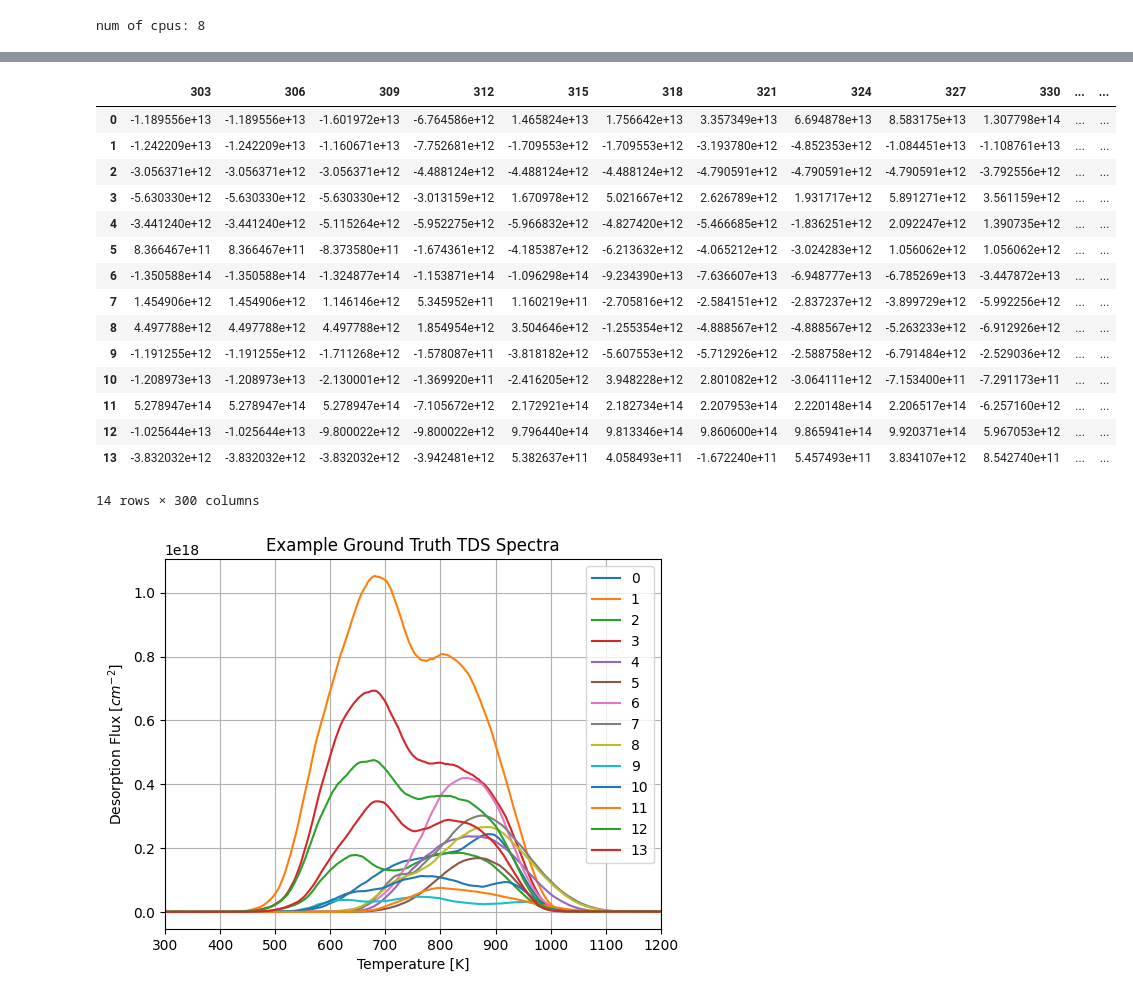
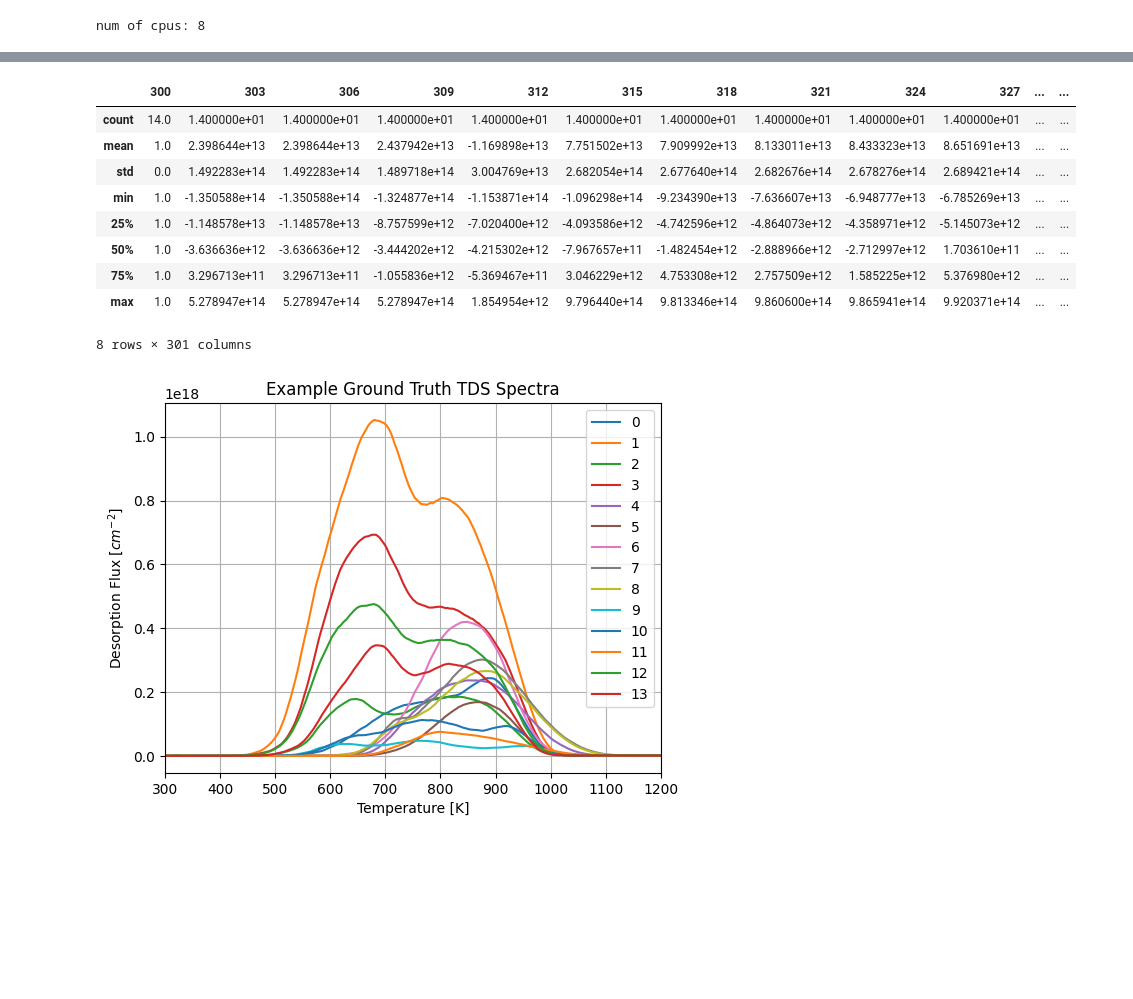
Before and after one commit to telmar3/NANO120B_QuickTDS, a Jupyter notebook: MLP/MLP_SciKeras_v2.ipynb, the cells around one changed output, grey strips where cells are left out. Saved outputs shown, nothing was run; the diff lists cells and outputs as text; code cells hidden in the pictures; blank space fills up the shorter version.

```diff
--- a/MLP/MLP_SciKeras_v2.ipynb
+++ b/MLP/MLP_SciKeras_v2.ipynb
@@ -91,29 +87,23 @@ display(targets_defc)
 # %%
 gt_smooth=df1['des_flux']
 gt_smooth=gt_smooth.tolist()
 num_files=int(len(gt_smooth)/902)
 gt_smooth=np.reshape(gt_smooth, [num_files, 902])
 gt_smooth = pd.DataFrame(gt_smooth)
-gt_smooth = gt_smooth.iloc[:,::3].drop([0], axis=1)
-gt_smooth.columns = np.arange(303, 1203, 3)
-display(gt_smooth)
+gt_smooth = gt_smooth.iloc[:,::3]
+gt_smooth.columns = np.arange(300, 1203, 3)
+gt_smooth.describe()
 # %% [output]
-|  | 303 | 306 | 309 | 312 | 315 | 318 | 321 | 324 | 327 | 330 | ... | ... |
-| 0 | -1.189556e+13 | -1.189556e+13 | -1.601972e+13 | -6.764586e+12 | 1.465824e+13 | 1.756642e+13 | 3.357349e+13 | 6.694878e+13 | 8.583175e+13 | 1.307798e+14 | ... | ... |
-| 1 | -1.242209e+13 | -1.242209e+13 | -1.160671e+13 | -7.752681e+12 | -1.709553e+12 | -1.709553e+12 | -3.193780e+12 | -4.852353e+12 | -1.084451e+13 | -1.108761e+13 | ... | ... |
-| 2 | -3.056371e+12 | -3.056371e+12 | -3.056371e+12 | -4.488124e+12 | -4.488124e+12 | -4.488124e+12 | -4.790591e+12 | -4.790591e+12 | -4.790591e+12 | -3.792556e+12 | ... | ... |
-| 3 | -5.630330e+12 | -5.630330e+12 | -5.630330e+12 | -3.013159e+12 | 1.670978e+12 | 5.021667e+12 | 2.626789e+12 | 1.931717e+12 | 5.891271e+12 | 3.561159e+12 | ... | ... |
-| 4 | -3.441240e+12 | -3.441240e+12 | -5.115264e+12 | -5.952275e+12 | -5.966832e+12 | -4.827420e+12 | -5.466685e+12 | -1.836251e+12 | 2.092247e+12 | 1.390735e+12 | ... | ... |
-| 5 | 8.366467e+11 | 8.366467e+11 | -8.373580e+11 | -1.674361e+12 | -4.185387e+12 | -6.213632e+12 | -4.065212e+12 | -3.024283e+12 | 1.056062e+12 | 1.056062e+12 | ... | ... |
-| 6 | -1.350588e+14 | -1.350588e+14 | -1.324877e+14 | -1.153871e+14 | -1.096298e+14 | -9.234390e+13 | -7.636607e+13 | -6.948777e+13 | -6.785269e+13 | -3.447872e+13 | ... | ... |
-| 7 | 1.454906e+12 | 1.454906e+12 | 1.146146e+12 | 5.345952e+11 | 1.160219e+11 | -2.705816e+12 | -2.584151e+12 | -2.837237e+12 | -3.899729e+12 | -5.992256e+12 | ... | ... |
-| 8 | 4.497788e+12 | 4.497788e+12 | 4.497788e+12 | 1.854954e+12 | 3.504646e+12 | -1.255354e+12 | -4.888567e+12 | -4.888567e+12 | -5.263233e+12 | -6.912926e+12 | ... | ... |
-| 9 | -1.191255e+12 | -1.191255e+12 | -1.711268e+12 | -1.578087e+11 | -3.818182e+12 | -5.607553e+12 | -5.712926e+12 | -2.588758e+12 | -6.791484e+12 | -2.529036e+12 | ... | ... |
-| 10 | -1.208973e+13 | -1.208973e+13 | -2.130001e+12 | -1.369920e+11 | -2.416205e+12 | 3.948228e+12 | 2.801082e+12 | -3.064111e+12 | -7.153400e+11 | -7.291173e+11 | ... | ... |
-| 11 | 5.278947e+14 | 5.278947e+14 | 5.278947e+14 | -7.105672e+12 | 2.172921e+14 | 2.182734e+14 | 2.207953e+14 | 2.220148e+14 | 2.206517e+14 | -6.257160e+12 | ... | ... |
-| 12 | -1.025644e+13 | -1.025644e+13 | -9.800022e+12 | -9.800022e+12 | 9.796440e+14 | 9.813346e+14 | 9.860600e+14 | 9.865941e+14 | 9.920371e+14 | 5.967053e+12 | ... | ... |
-| 13 | -3.832032e+12 | -3.832032e+12 | -3.832032e+12 | -3.942481e+12 | 5.382637e+11 | 4.058493e+11 | -1.672240e+11 | 5.457493e+11 | 3.834107e+12 | 8.542740e+11 | ... | ... |
+|  | 300 | 303 | 306 | 309 | 312 | 315 | 318 | 321 | 324 | 327 | ... | ... |
+| count | 14.0 | 1.400000e+01 | 1.400000e+01 | 1.400000e+01 | 1.400000e+01 | 1.400000e+01 | 1.400000e+01 | 1.400000e+01 | 1.400000e+01 | 1.400000e+01 | ... | ... |
+| mean | 1.0 | 2.398644e+13 | 2.398644e+13 | 2.437942e+13 | -1.169898e+13 | 7.751502e+13 | 7.909992e+13 | 8.133011e+13 | 8.433323e+13 | 8.651691e+13 | ... | ... |
+| std | 0.0 | 1.492283e+14 | 1.492283e+14 | 1.489718e+14 | 3.004769e+13 | 2.682054e+14 | 2.677640e+14 | 2.682676e+14 | 2.678276e+14 | 2.689421e+14 | ... | ... |
+| min | 1.0 | -1.350588e+14 | -1.350588e+14 | -1.324877e+14 | -1.153871e+14 | -1.096298e+14 | -9.234390e+13 | -7.636607e+13 | -6.948777e+13 | -6.785269e+13 | ... | ... |
+| 25% | 1.0 | -1.148578e+13 | -1.148578e+13 | -8.757599e+12 | -7.020400e+12 | -4.093586e+12 | -4.742596e+12 | -4.864073e+12 | -4.358971e+12 | -5.145073e+12 | ... | ... |
+| 50% | 1.0 | -3.636636e+12 | -3.636636e+12 | -3.444202e+12 | -4.215302e+12 | -7.967657e+11 | -1.482454e+12 | -2.888966e+12 | -2.712997e+12 | 1.703610e+11 | ... | ... |
+| 75% | 1.0 | 3.296713e+11 | 3.296713e+11 | -1.055836e+12 | -5.369467e+11 | 3.046229e+12 | 4.753308e+12 | 2.757509e+12 | 1.585225e+12 | 5.376980e+12 | ... | ... |
+| max | 1.0 | 5.278947e+14 | 5.278947e+14 | 5.278947e+14 | 1.854954e+12 | 9.796440e+14 | 9.813346e+14 | 9.860600e+14 | 9.865941e+14 | 9.920371e+14 | ... | ... |
-14 rows × 300 columns
+8 rows × 301 columns
 # %%
 import matplotlib.pyplot as plt
 for i in np.arange(0,14):
```
Also changed, not shown: parts of 46 cells of this notebook.
